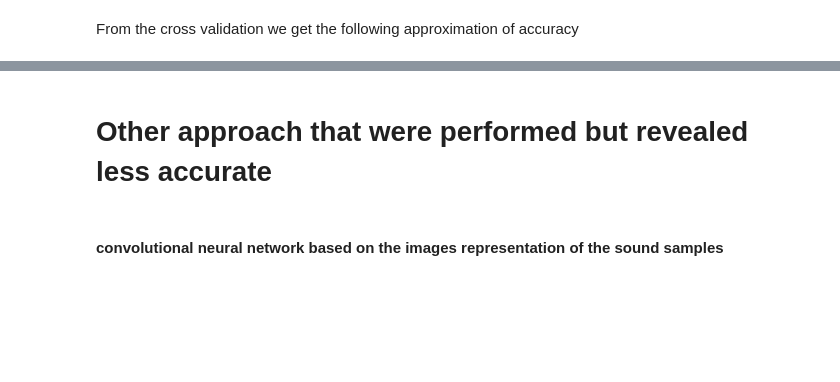
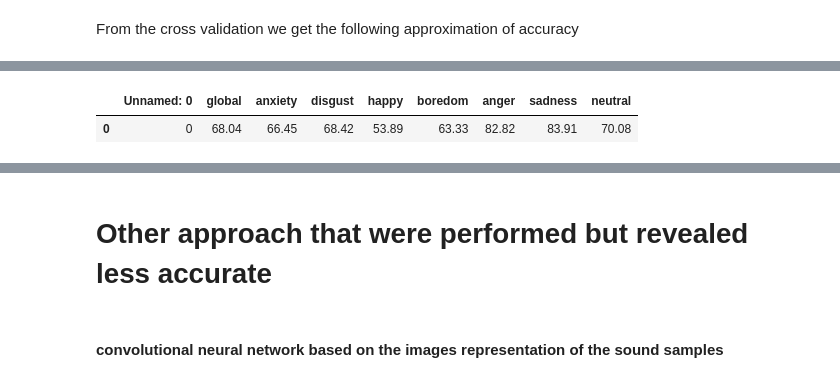
Before and after one commit to dufourc1/speech_emotion_recognition, a Jupyter notebook: Report.ipynb, the cells around one changed output, grey strips where cells are left out. Drawn from its saved outputs; the diff is of its cells as text; code cells hidden in the pictures; blank space fills up the shorter version.

```diff
--- a/Report.ipynb
+++ b/Report.ipynb
@@ -313,0 +355,6 @@ plt.show()
+# %%
+references = pd.read_csv("results/accuracy.csv")
+references
+# %% [output]
+|  | Unnamed: 0 | global | anxiety | disgust | happy | boredom | anger | sadness | neutral |
+| 0 | 0 | 68.04 | 66.45 | 68.42 | 53.89 | 63.33 | 82.82 | 83.91 | 70.08 |
```
Also changed, not shown: parts of 17 cells of this notebook, 15 other files.
